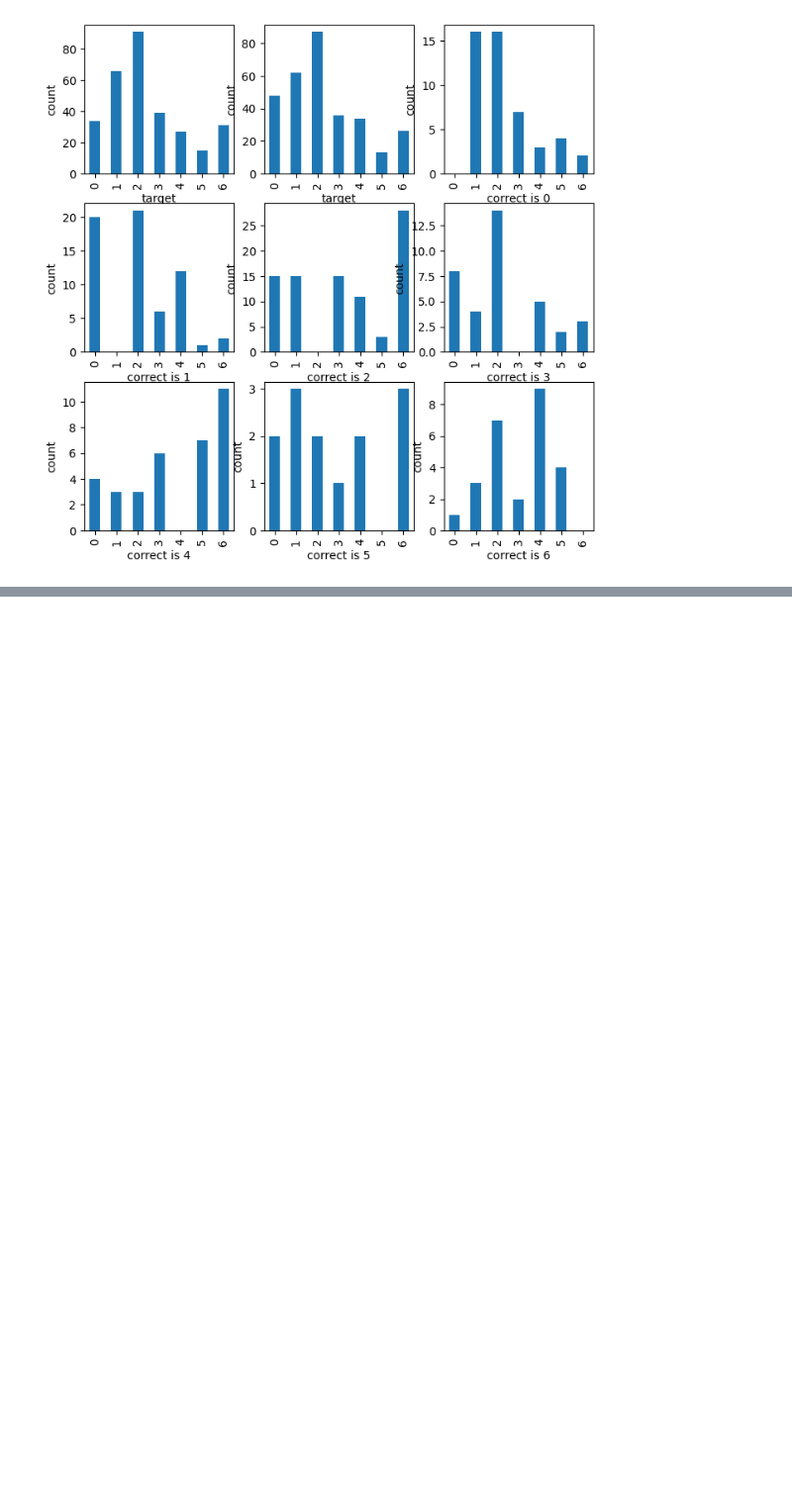
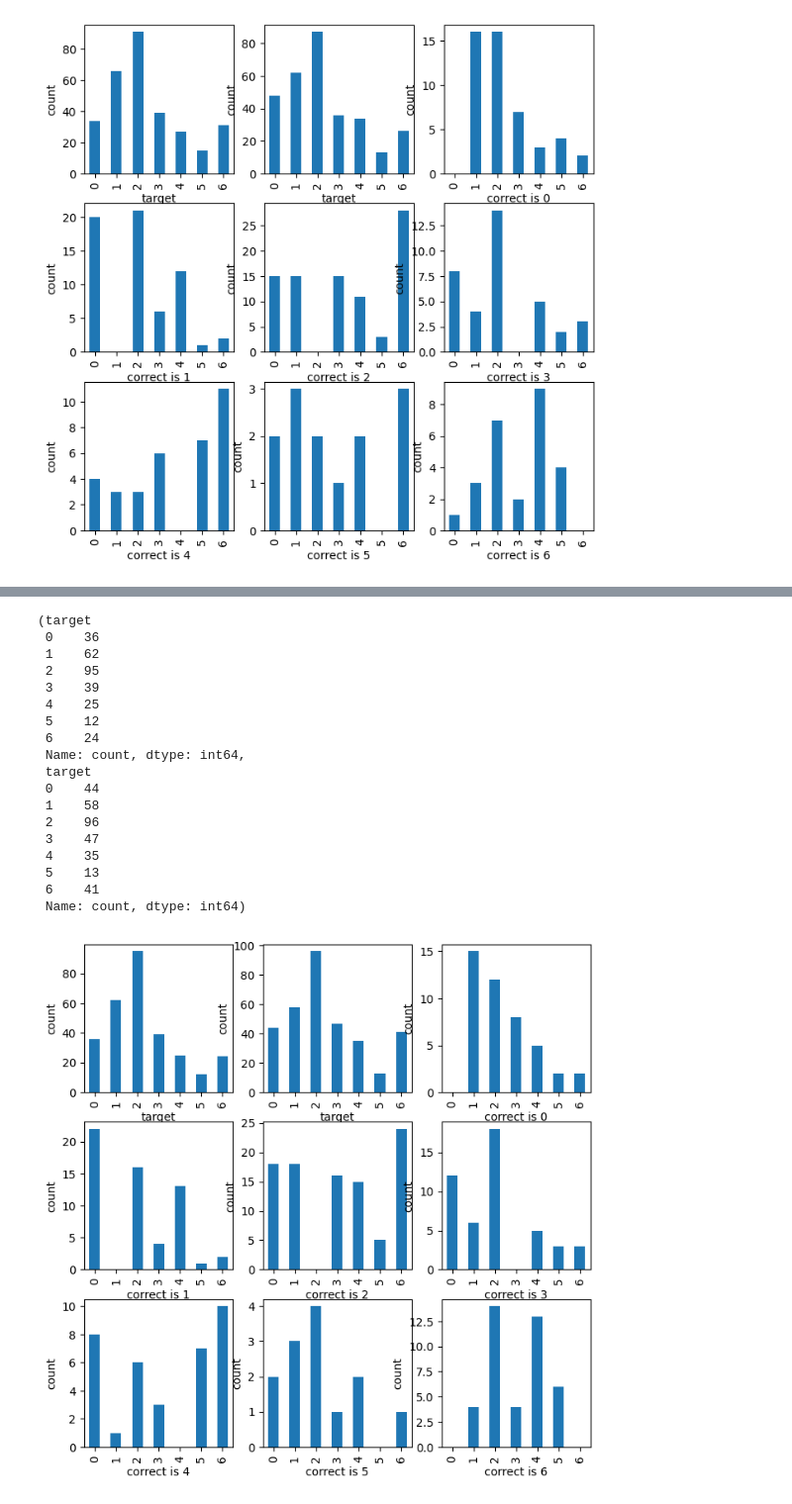
Before and after one commit to SangGank/bc_project3, a Jupyter notebook: analysis/dataAnalysis.ipynb, the cells around one changed output, grey strips where cells are left out. Shown at 99% size. Saved outputs shown, nothing was run; the diff lists cells and outputs as text; code cells hidden in the pictures; blank space fills up the shorter version.

```diff
--- a/analysis/dataAnalysis.ipynb
+++ b/analysis/dataAnalysis.ipynb
@@ -871,0 +903,30 @@ valid[valid.target != valid.pred_target].target.value_counts().reindex(range(7))
+# %%
+valid = pd.read_csv(f'../dev/dev_snunlp.csv')
+fig, axes =plt.subplots(3,3,figsize=(8,8))
+axes =axes.flatten()
+valid_origin[valid_origin.target != valid_origin.pred_target].target.value_counts().reindex(range(7)).plot(kind='bar',ax=axes[0],ylabel='count')
+
+valid[valid.target != valid.pred_target].target.value_counts().reindex(range(7)).plot(kind='bar',ax=axes[1],ylabel='count')
+for i in range(7):
+    valid[(valid.target != valid.pred_target) & (valid.target==i) ].pred_target.value_counts().reindex(range(7)).plot(kind='bar',ax=axes[i+2],xlabel=f'correct is {i}',ylabel='count')
+valid_origin[valid_origin.target != valid_origin.pred_target].target.value_counts().reindex(range(7)), valid[valid.target != valid.pred_target].target.value_counts().reindex(range(7))
+# %% [output]
+(target
+ 0    36
+ 1    62
+ 2    95
+ 3    39
+ 4    25
+ 5    12
+ 6    24
+ Name: count, dtype: int64,
+ target
+ 0    44
+ 1    58
+ 2    96
+ 3    47
+ 4    35
+ 5    13
+ 6    41
+ Name: count, dtype: int64)
+[figure, added]
```
Also changed, not shown: parts of 22 cells of this notebook, 7 other files.
